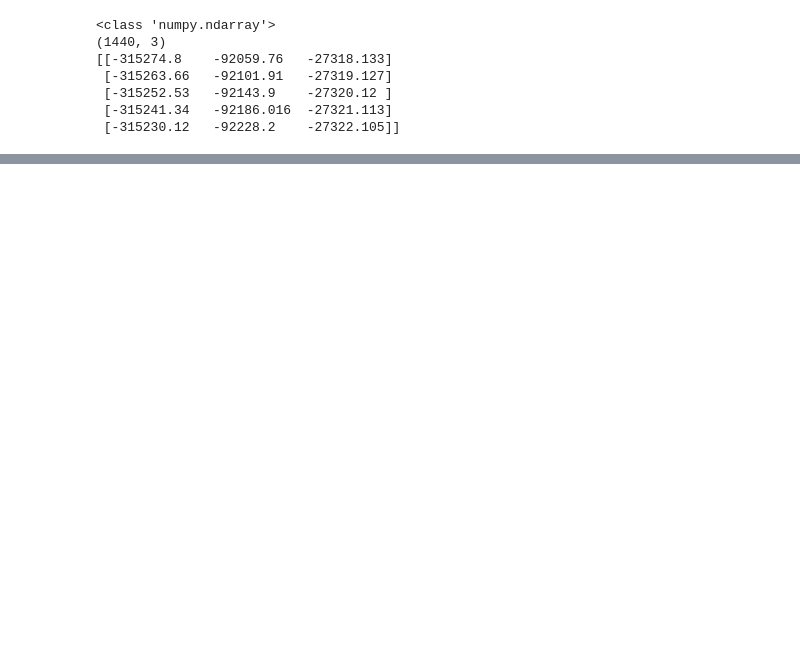
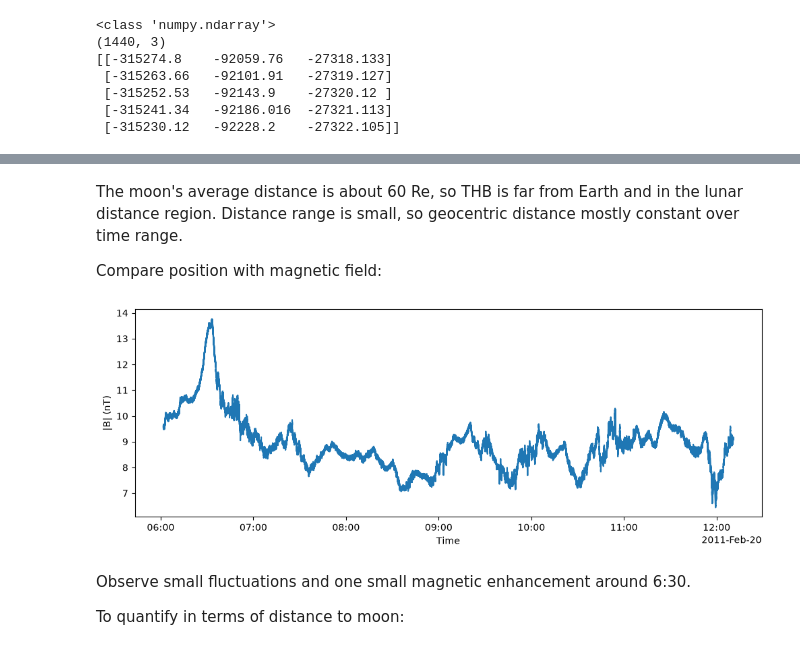
Before and after one commit to yulunwu000/artemis-lunar-plasma, a Jupyter notebook: notebooks/00_pyspedas_test.ipynb, the cells around one changed output, grey strips where cells are left out. Saved outputs shown, nothing was run; the diff lists cells and outputs as text; code cells hidden in the pictures; blank space fills up the shorter version.

```diff
--- a/notebooks/00_pyspedas_test.ipynb
+++ b/notebooks/00_pyspedas_test.ipynb
@@ -453,0 +506,19 @@ print(R_gse[:5])
+# %% [markdown]
+The moon's average distance is about 60 Re, so THB is far from Earth and in the lunar distance region. Distance range is small, so geocentric distance mostly constant over time range.
+
+Compare position with magnetic field:
+# %%
+Bmag = np.linalg.norm(B, axis=1)
+
+plt.figure(figsize=(12,4))
+plt.plot(time_datetime(times), Bmag)
+
+plt.xlabel("Time")
+plt.ylabel("|B| (nT)")
+plt.show()
+# %% [output]
+[figure, added]
+# %% [markdown]
+Observe small fluctuations and one small magnetic enhancement around 6:30.
+
+To quantify in terms of distance to moon:
```
Also changed, not shown: parts of 10 cells of this notebook.
